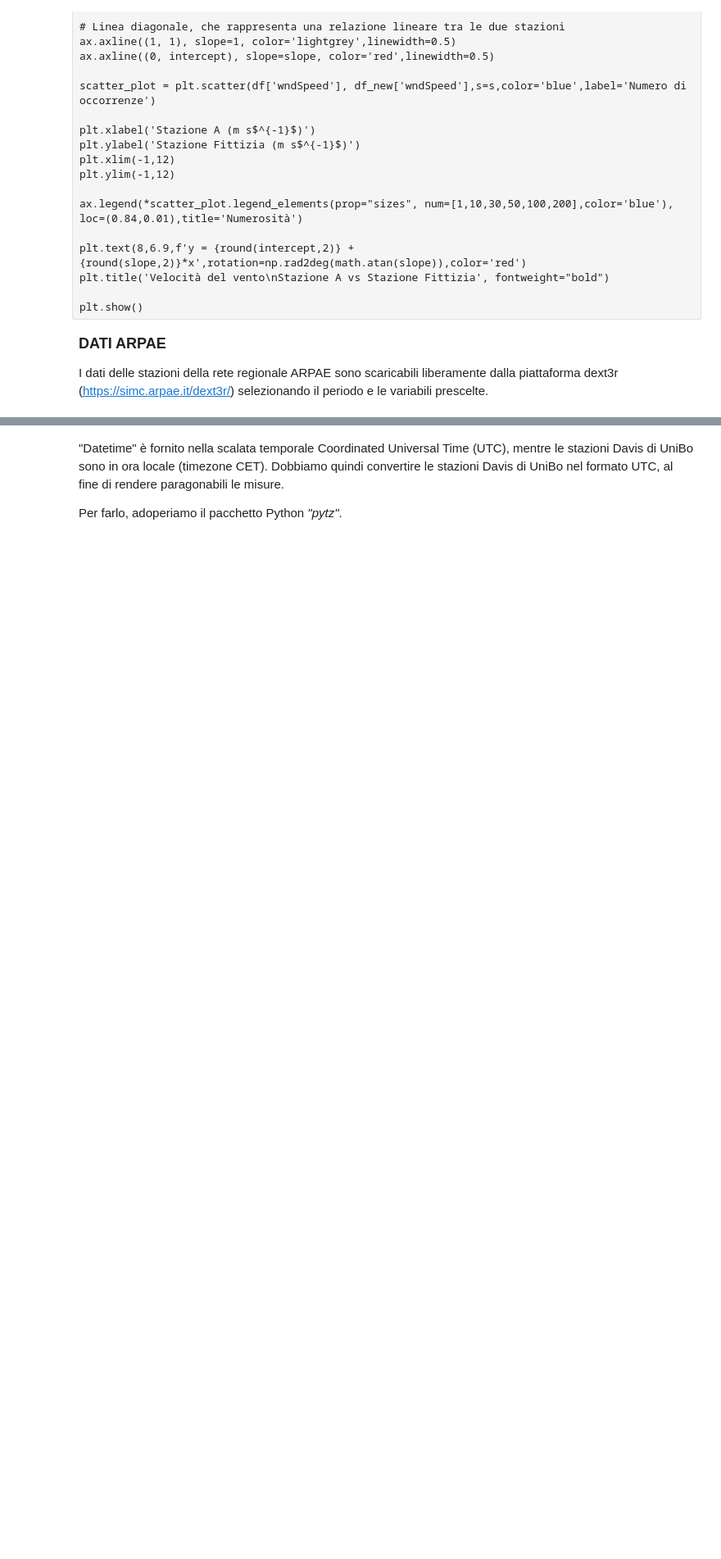
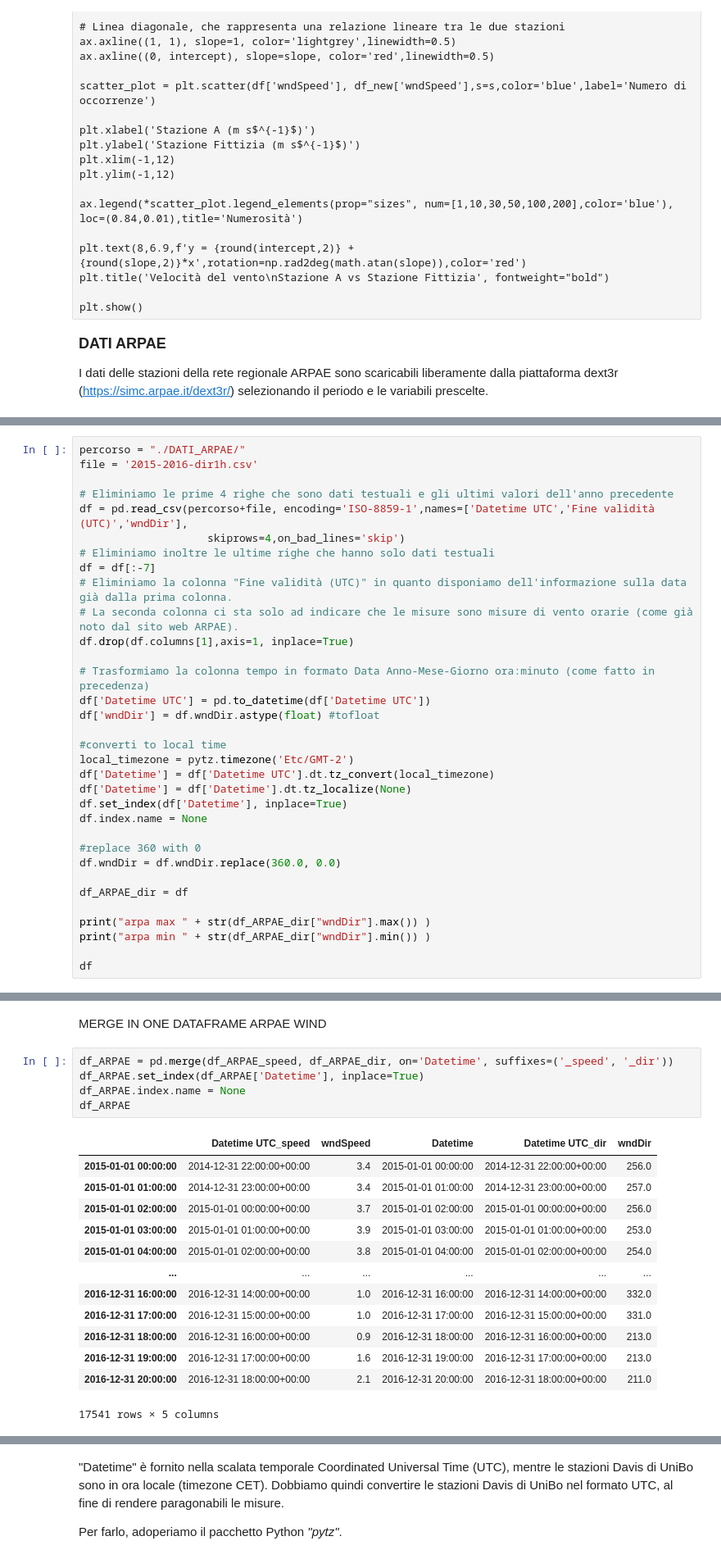
Before and after one commit to FedeJack06/Laboratorio-di-Fisica-dell-Atmosfera, a Jupyter notebook: 1esp/Notebook_Stazioni_Davis.ipynb, the cells around one changed output, grey strips where cells are left out. Shown at 82% size. Drawn from its saved outputs; the diff is of its cells as text; blank space fills up the shorter version.

```diff
--- a/1esp/Notebook_Stazioni_Davis.ipynb
+++ b/1esp/Notebook_Stazioni_Davis.ipynb
@@ -1344,0 +1398,33 @@ df_ARPAE
+# %%
+percorso = "./DATI_ARPAE/"
+file = '2015-2016-dir1h.csv'
+
+# Eliminiamo le prime 4 righe che sono dati testuali e gli ultimi valori dell'anno precedente
+df = pd.read_csv(percorso+file, encoding='ISO-8859-1',names=['Datetime UTC','Fine validità (UTC)','wndDir'],
+                    skiprows=4,on_bad_lines='skip')
+# Eliminiamo inoltre le ultime righe che hanno solo dati testuali
+df = df[:-7]
+# Eliminiamo la colonna "Fine validità (UTC)" in quanto disponiamo dell'informazione sulla data già dalla prima colonna.
+# La seconda colonna ci sta solo ad indicare che le misure sono misure di vento orarie (come già noto dal sito web ARPAE).
+df.drop(df.columns[1],axis=1, inplace=True)
+
+# Trasformiamo la colonna tempo in formato Data Anno-Mese-Giorno ora:minuto (come fatto in precedenza)
+df['Datetime UTC'] = pd.to_datetime(df['Datetime UTC'])
+df['wndDir'] = df.wndDir.astype(float) #tofloat
+
+#converti to local time
+local_timezone = pytz.timezone('Etc/GMT-2')
+df['Datetime'] = df['Datetime UTC'].dt.tz_convert(local_timezone)
+df['Datetime'] = df['Datetime'].dt.tz_localize(None)
+df.set_index(df['Datetime'], inplace=True)
+df.index.name = None
+
+#replace 360 with 0
+df.wndDir = df.wndDir.replace(360.0, 0.0)
+
+df_ARPAE_dir = df
+
+print("arpa max " + str(df_ARPAE_dir["wndDir"].max()) )
+print("arpa min " + str(df_ARPAE_dir["wndDir"].min()) )
+
+df
@@ -1344,0 +1447,21 @@ df_ARPAE
+# %% [markdown]
+MERGE IN ONE DATAFRAME ARPAE WIND
+# %%
+df_ARPAE = pd.merge(df_ARPAE_speed, df_ARPAE_dir, on='Datetime', suffixes=('_speed', '_dir'))
+df_ARPAE.set_index(df_ARPAE['Datetime'], inplace=True)
+df_ARPAE.index.name = None
+df_ARPAE
+# %% [output]
+|  | Datetime UTC_speed | wndSpeed | Datetime | Datetime UTC_dir | wndDir |
+| 2015-01-01 00:00:00 | 2014-12-31 22:00:00+00:00 | 3.4 | 2015-01-01 00:00:00 | 2014-12-31 22:00:00+00:00 | 256.0 |
+| 2015-01-01 01:00:00 | 2014-12-31 23:00:00+00:00 | 3.4 | 2015-01-01 01:00:00 | 2014-12-31 23:00:00+00:00 | 257.0 |
+| 2015-01-01 02:00:00 | 2015-01-01 00:00:00+00:00 | 3.7 | 2015-01-01 02:00:00 | 2015-01-01 00:00:00+00:00 | 256.0 |
+| 2015-01-01 03:00:00 | 2015-01-01 01:00:00+00:00 | 3.9 | 2015-01-01 03:00:00 | 2015-01-01 01:00:00+00:00 | 253.0 |
+| 2015-01-01 04:00:00 | 2015-01-01 02:00:00+00:00 | 3.8 | 2015-01-01 04:00:00 | 2015-01-01 02:00:00+00:00 | 254.0 |
+| ... | ... | ... | ... | ... | ... |
+| 2016-12-31 16:00:00 | 2016-12-31 14:00:00+00:00 | 1.0 | 2016-12-31 16:00:00 | 2016-12-31 14:00:00+00:00 | 332.0 |
+| 2016-12-31 17:00:00 | 2016-12-31 15:00:00+00:00 | 1.0 | 2016-12-31 17:00:00 | 2016-12-31 15:00:00+00:00 | 331.0 |
+| 2016-12-31 18:00:00 | 2016-12-31 16:00:00+00:00 | 0.9 | 2016-12-31 18:00:00 | 2016-12-31 16:00:00+00:00 | 213.0 |
+| 2016-12-31 19:00:00 | 2016-12-31 17:00:00+00:00 | 1.6 | 2016-12-31 19:00:00 | 2016-12-31 17:00:00+00:00 | 213.0 |
+| 2016-12-31 20:00:00 | 2016-12-31 18:00:00+00:00 | 2.1 | 2016-12-31 20:00:00 | 2016-12-31 18:00:00+00:00 | 211.0 |
+17541 rows × 5 columns
```
Also changed, not shown: parts of 11 cells of this notebook, 3 other files.
